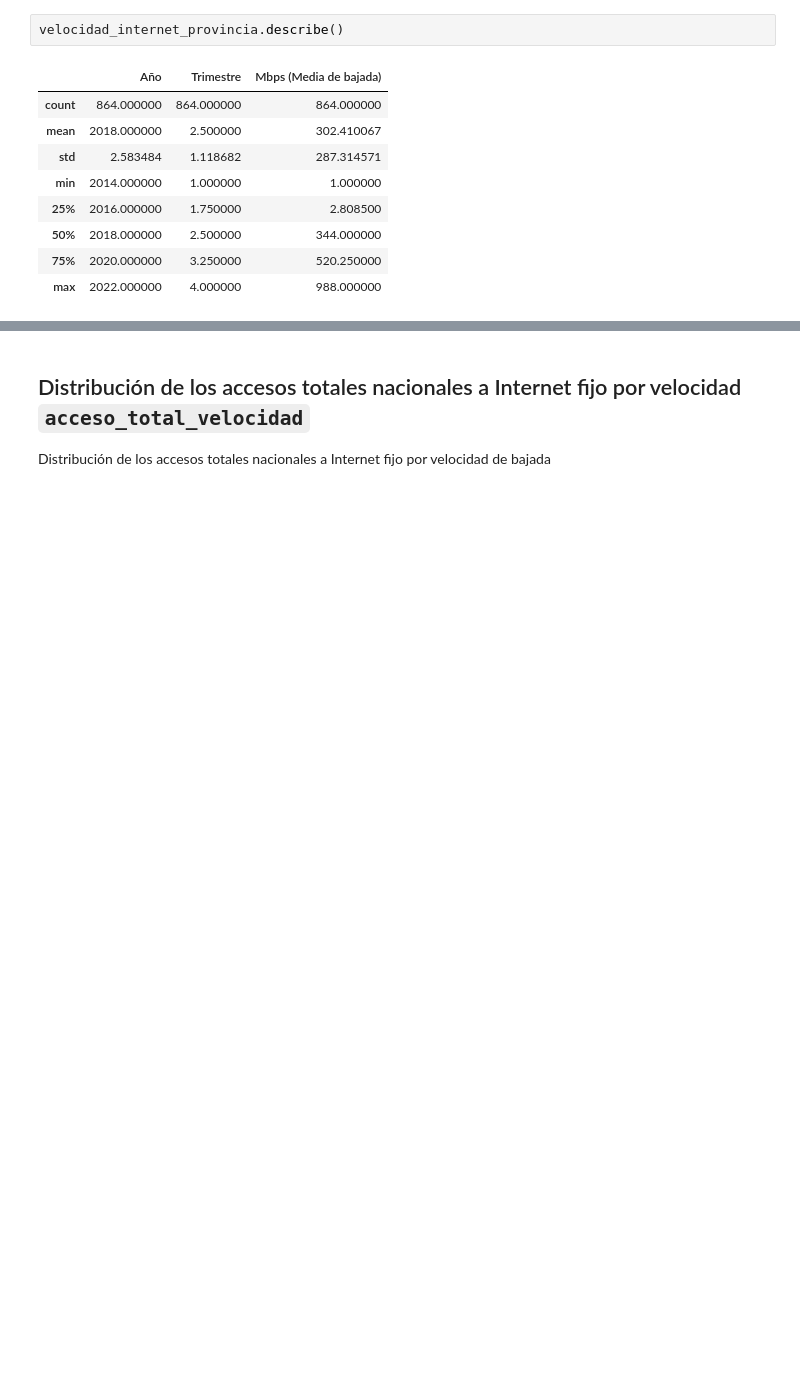
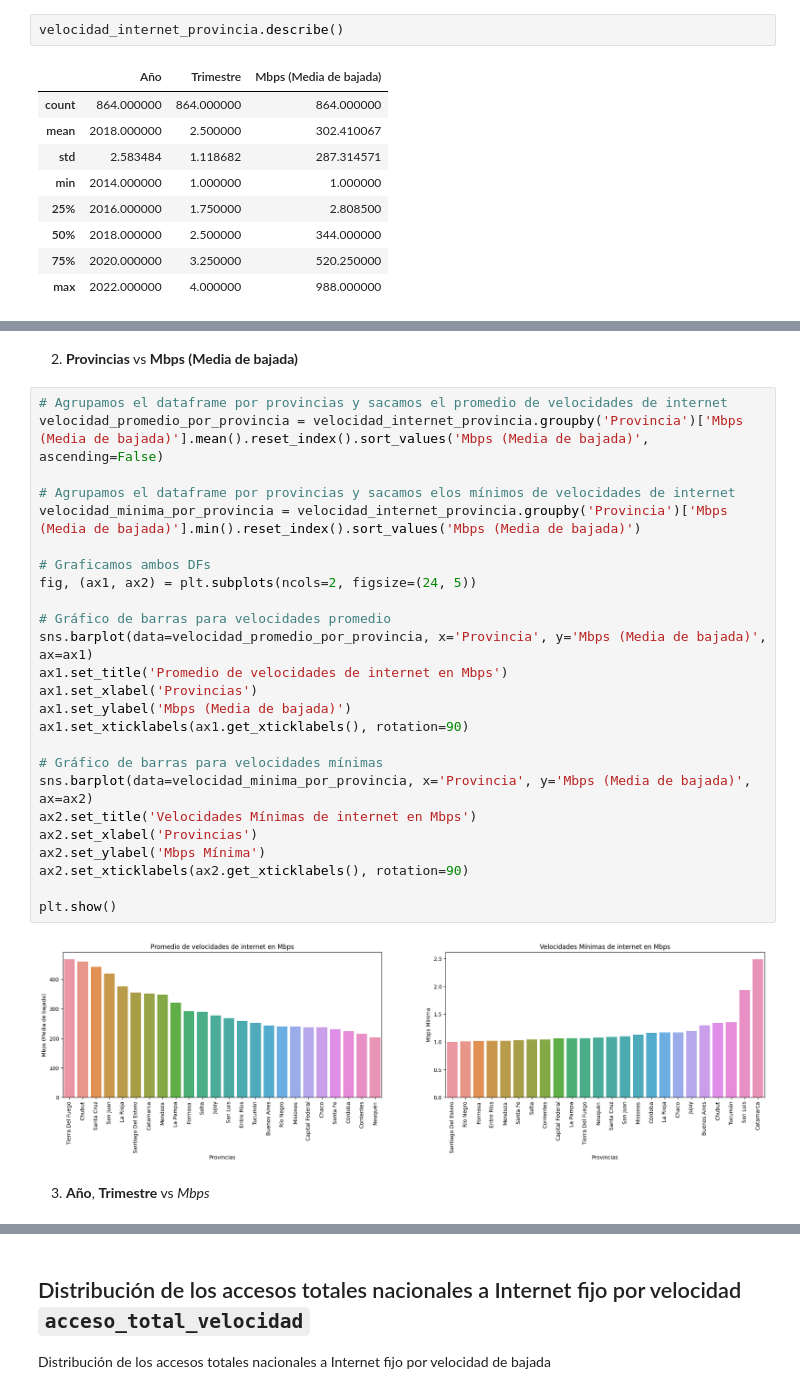
Before and after one commit to PedroLiLL/Telecommunications-Data-Analysis, a Jupyter notebook: EDA.ipynb, the cells around one changed output, grey strips where cells are left out. Saved outputs shown, nothing was run; the diff lists cells and outputs as text; blank space fills up the shorter version.

```diff
--- a/EDA.ipynb
+++ b/EDA.ipynb
@@ -1117,0 +1163,31 @@ velocidad_internet_provincia.describe()
+# %% [markdown]
+2. **Provincias** vs **Mbps (Media de bajada)**
+# %%
+# Agrupamos el dataframe por provincias y sacamos el promedio de velocidades de internet
+velocidad_promedio_por_provincia = velocidad_internet_provincia.groupby('Provincia')['Mbps (Media de bajada)'].mean().reset_index().sort_values('Mbps (Media de bajada)', ascending=False)
+
+# Agrupamos el dataframe por provincias y sacamos elos mínimos de velocidades de internet
+velocidad_minima_por_provincia = velocidad_internet_provincia.groupby('Provincia')['Mbps (Media de bajada)'].min().reset_index().sort_values('Mbps (Media de bajada)')
+
+# Graficamos ambos DFs
+fig, (ax1, ax2) = plt.subplots(ncols=2, figsize=(24, 5))
+
+# Gráfico de barras para velocidades promedio
+sns.barplot(data=velocidad_promedio_por_provincia, x='Provincia', y='Mbps (Media de bajada)', ax=ax1)
+ax1.set_title('Promedio de velocidades de internet en Mbps')
+ax1.set_xlabel('Provincias')
+ax1.set_ylabel('Mbps (Media de bajada)')
+ax1.set_xticklabels(ax1.get_xticklabels(), rotation=90)
+
+# Gráfico de barras para velocidades mínimas
+sns.barplot(data=velocidad_minima_por_provincia, x='Provincia', y='Mbps (Media de bajada)', ax=ax2)
+ax2.set_title('Velocidades Mínimas de internet en Mbps')
+ax2.set_xlabel('Provincias')
+ax2.set_ylabel('Mbps Mínima')
+ax2.set_xticklabels(ax2.get_xticklabels(), rotation=90)
+
+plt.show()
+# %% [output]
+[figure, added]
+# %% [markdown]
+3. **Año**, **Trimestre** vs *Mbps*
```
Also changed, not shown: parts of 51 cells of this notebook.
